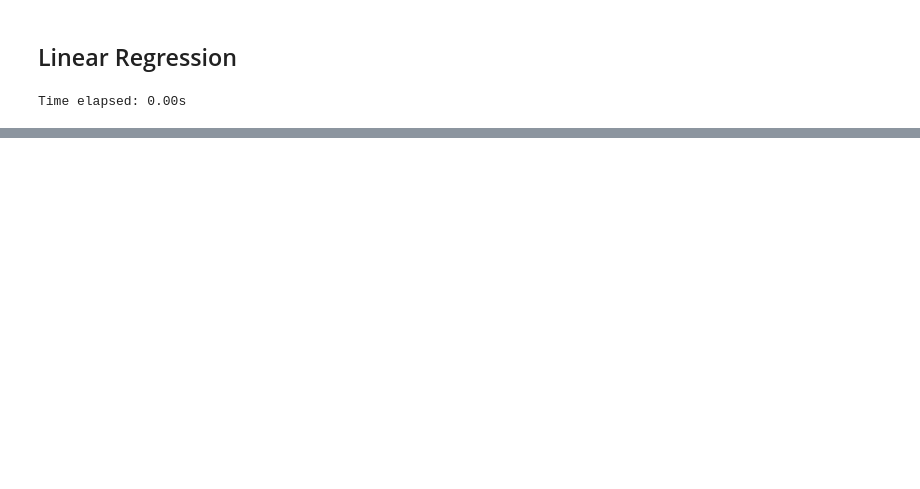
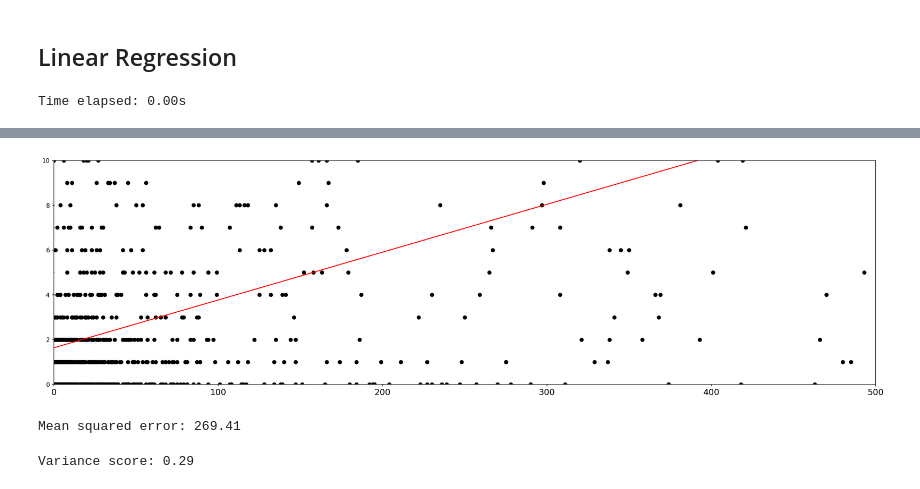
Before and after one commit to andrea5972/ML_classification, a Jupyter notebook: Regression/SocialNews-V1.ipynb, the cells around one changed output, grey strips where cells are left out. Drawn from its saved outputs; the diff is of its cells as text; code cells hidden in the pictures; blank space fills up the shorter version.

```diff
--- a/Regression/SocialNews-V1.ipynb
+++ b/Regression/SocialNews-V1.ipynb
@@ -259,0 +261,11 @@ Variance score: 0.02
+# %%
+
+# random_state reproduces the same sequence of random numbers for comparing identical training sessions.
+
+lasso_regr = linear_model.Lasso(alpha=0.1, random_state=42)
+# %%
+# We time how long it takes to fit the model
+
+start_time = time()
+lasso_regr.fit(social_X_train, social_y_train)
+print('Time elapsed: %.2fs' % (time()-start_time))
@@ -259,0 +274,26 @@ Variance score: 0.02
+# %%
+# Time to predict
+
+social_y_pred = lasso_regr.predict(social_X_test)
+# %%
+# Lets see what our prediction looks like
+
+plt.scatter(social_X_test, social_y_test,  color='black')
+plt.plot(social_X_test, social_y_pred, color='red', linewidth=1)
+plt.axis([0, 500, 0, 10])
+plt.show()
+# %% [output]
+[figure, added]
+# %%
+# Mean Squared Error - the average square loss per example.(the larger the number, the larger the error)
+
+print("Mean squared error: %.2f"
+      % mean_squared_error(social_y_test, social_y_pred))
+# %% [output]
+Mean squared error: 269.41
+# %%
+# Variance Score - how far observed values differ from the avg. of predicted values (1.0 being the max)
+
+print('Variance score: %.2f' % r2_score(social_y_test, social_y_pred))
+# %% [output]
+Variance score: 0.29
```
Also changed, not shown: parts of 29 cells of this notebook.
